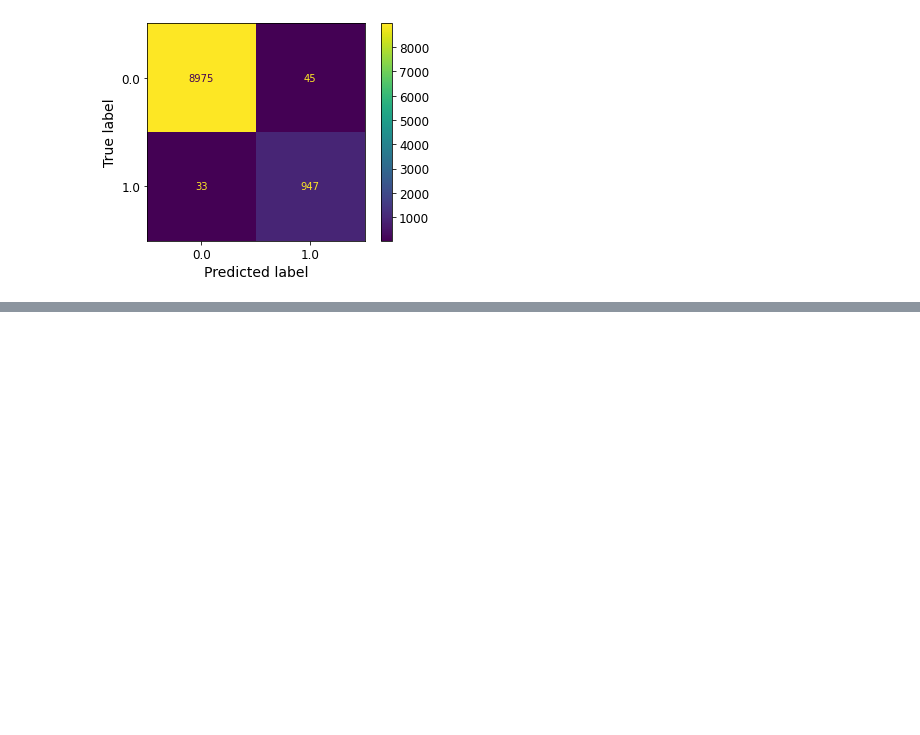
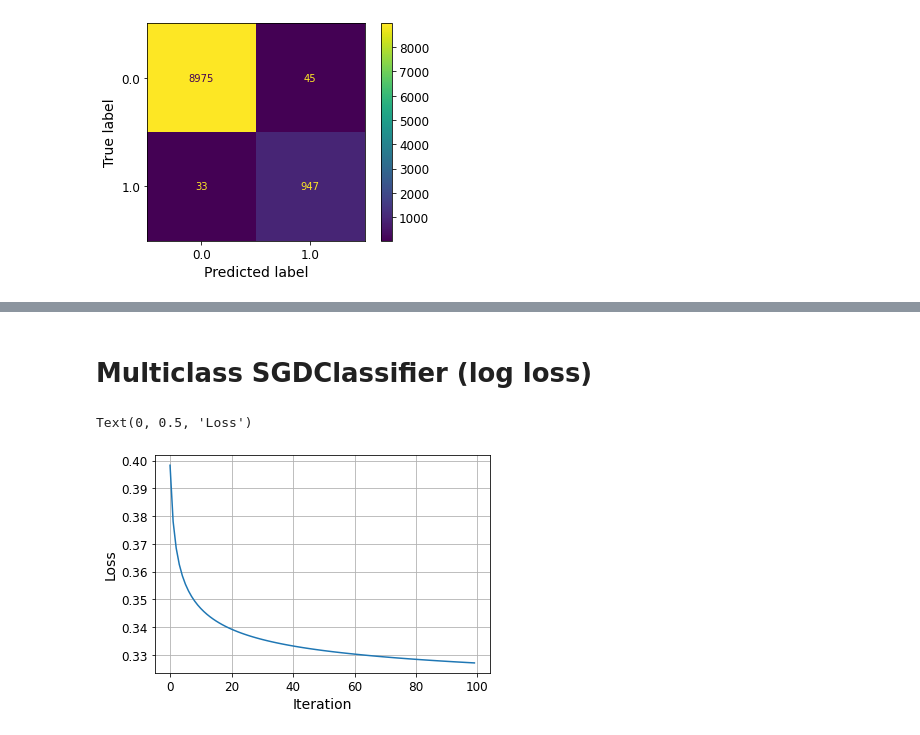
Before and after one commit to ananddotiyer/IIT-M, a Jupyter notebook: My Notes/MLP/Week6.ipynb, the cells around one changed output, grey strips where cells are left out. Saved outputs shown, nothing was run; the diff lists cells and outputs as text; code cells hidden in the pictures; blank space fills up the shorter version.

```diff
--- a/My Notes/MLP/Week6.ipynb
+++ b/My Notes/MLP/Week6.ipynb
@@ -423,0 +426,13 @@ cm_display = ConfusionMatrixDisplay.from_predictions(y_test_0, lr_cv_y_hat_0, va
+# %%
+#initialize new variable names with all 0
+y_train_0 = -1 * np.ones(y_train.shape[0])
+y_test_0 = -1 * np.ones(y_test.shape[0])
+
+#find indices of digit 0 image
+indx_0 = np.where(y_train == '0')
+y_train_0[indx_0] = 1
+indx_0 = np.where(y_test == '0')
+y_test_0[indx_0] = 1
+
+print(y_train)
+print(y_train_0)
@@ -423,0 +442,4 @@ cm_display = ConfusionMatrixDisplay.from_predictions(y_test_0, lr_cv_y_hat_0, va
+# %%
+estimator = RidgeClassifier(normalize=False, alpha=0) # No regularization
+pipe_ridge = make_pipeline(MinMaxScaler(), estimator)
+pipe_ridge.fit(X_train, y_train_0)
@@ -423,0 +506,21 @@ cm_display = ConfusionMatrixDisplay.from_predictions(y_test_0, lr_cv_y_hat_0, va
+# %% [markdown]
+# Multiclass SGDClassifier (log loss)
+# %%
+estimator = SGDClassifier(loss='log', penalty='l2', max_iter=1, warm_start=True, eta0=0.01, alpha=0, learning_rate='constant', random_state=1729)
+pipe_sgd_ovr = make_pipeline(MinMaxScaler(), estimator)
+# %%
+Loss = []
+iterations = 100
+for i in range(iterations):
+  pipe_sgd_ovr.fit(X_train, y_train)  # train on all classes
+  y_pred = pipe_sgd_ovr.predict_proba(X_train)
+  Loss.append(log_loss(y_train, y_pred))
+# %%
+plt.figure()
+plt.plot(np.arange(iterations), Loss)
+plt.grid(True)
+plt.xlabel('Iteration')
+plt.ylabel('Loss')
+# %% [output]
+Text(0, 0.5, 'Loss')
+[figure, added]
```
Also changed, not shown: parts of 25 cells of this notebook, 1 other file.
